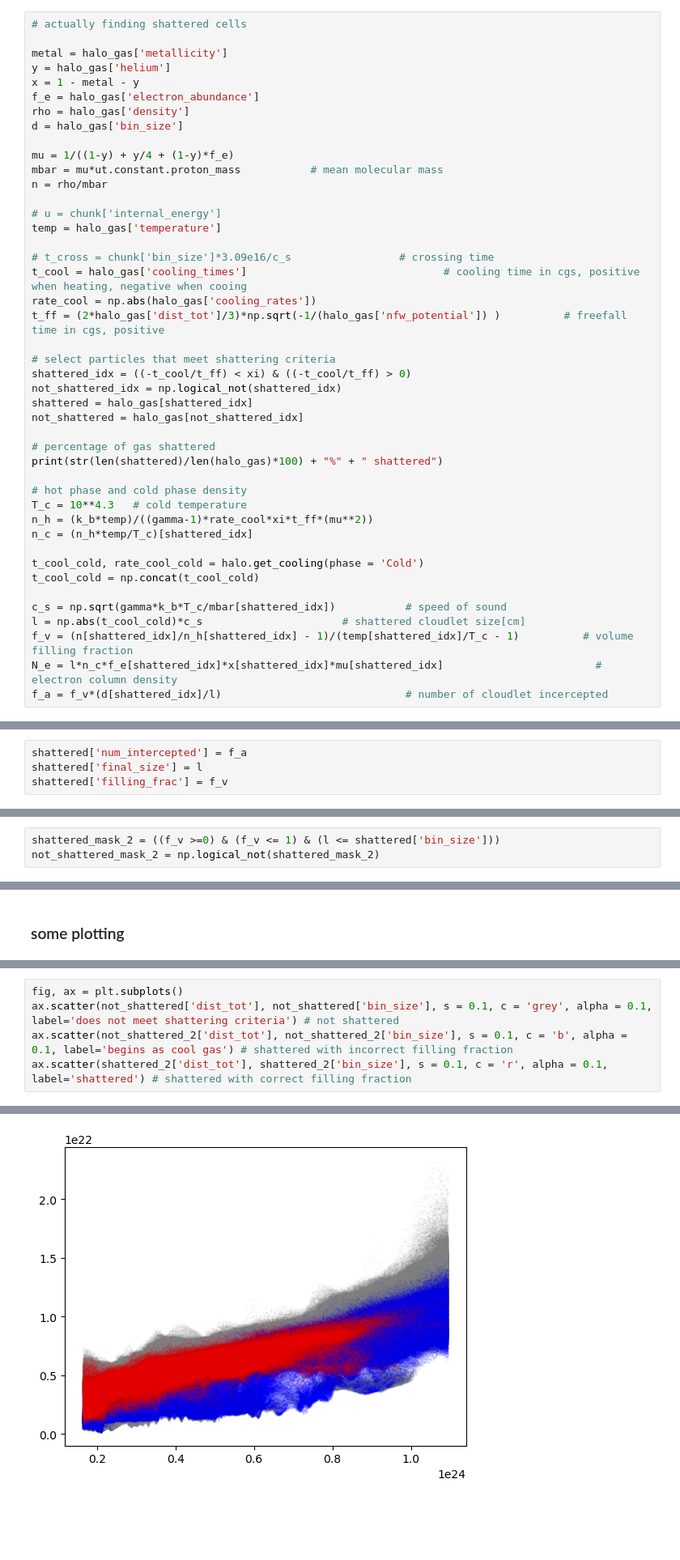
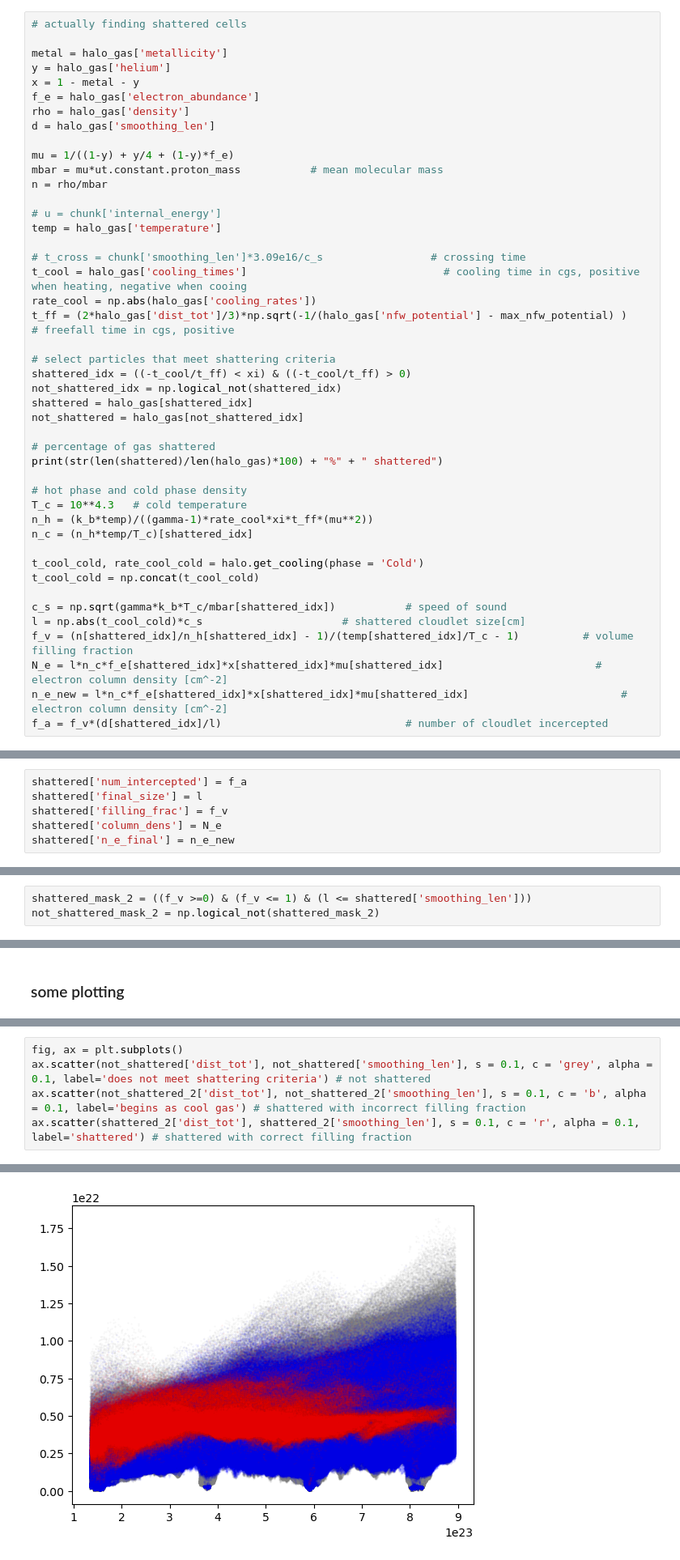
Before and after one commit to zimizh/frb_cgm_scattering, a Jupyter notebook: scattering.ipynb, the cells around one changed output, grey strips where cells are left out. Shown at 81% size. Drawn from its saved outputs; the diff is of its cells as text; blank space fills up the shorter version.

Commit message:
changes to plotting and ray-tracing

```diff
--- a/scattering.ipynb
+++ b/scattering.ipynb
@@ -99,7 +100,7 @@ y = halo_gas['helium']
 x = 1 - metal - y
 f_e = halo_gas['electron_abundance']
 rho = halo_gas['density']
-d = halo_gas['bin_size']
+d = halo_gas['smoothing_len']
 
 mu = 1/((1-y) + y/4 + (1-y)*f_e)
 mbar = mu*ut.constant.proton_mass           # mean molecular mass
@@ -108,10 +109,10 @@ n = rho/mbar
 # u = chunk['internal_energy']
 temp = halo_gas['temperature']
 
-# t_cross = chunk['bin_size']*3.09e16/c_s                 # crossing time
+# t_cross = chunk['smoothing_len']*3.09e16/c_s                 # crossing time
 t_cool = halo_gas['cooling_times']                               # cooling time in cgs, positive when heating, negative when cooing
 rate_cool = np.abs(halo_gas['cooling_rates'])
-t_ff = (2*halo_gas['dist_tot']/3)*np.sqrt(-1/(halo_gas['nfw_potential']) )          # freefall time in cgs, positive
+t_ff = (2*halo_gas['dist_tot']/3)*np.sqrt(-1/(halo_gas['nfw_potential'] - max_nfw_potential) )          # freefall time in cgs, positive
 
 # select particles that meet shattering criteria
 shattered_idx = ((-t_cool/t_ff) < xi) & ((-t_cool/t_ff) > 0)
@@ -133,6 +134,7 @@ t_cool_cold = np.concat(t_cool_cold)
 c_s = np.sqrt(gamma*k_b*T_c/mbar[shattered_idx])           # speed of sound
 l = np.abs(t_cool_cold)*c_s                      # shattered cloudlet size[cm]
 f_v = (n[shattered_idx]/n_h[shattered_idx] - 1)/(temp[shattered_idx]/T_c - 1)          # volume filling fraction
-N_e = l*n_c*f_e[shattered_idx]*x[shattered_idx]*mu[shattered_idx]                        # electron column density
+N_e = l*n_c*f_e[shattered_idx]*x[shattered_idx]*mu[shattered_idx]                        # electron column density [cm^-2]
+n_e_new = l*n_c*f_e[shattered_idx]*x[shattered_idx]*mu[shattered_idx]                        # electron column density [cm^-2]
 f_a = f_v*(d[shattered_idx]/l)                             # number of cloudlet incercepted
 # %% [output]
@@ -141,3 +143,5 @@ f_a = f_v*(d[shattered_idx]/l)                             # number of cloudlet
 shattered['num_intercepted'] = f_a
 shattered['final_size'] = l
 shattered['filling_frac'] = f_v
+shattered['column_dens'] = N_e
+shattered['n_e_final'] = n_e_new
@@ -160,5 +148,5 @@ See the caveats in the documentation: https://pandas.pydata.org/pandas-docs/stab
 # %%
-shattered_mask_2 = ((f_v >=0) & (f_v <= 1) & (l <= shattered['bin_size']))
+shattered_mask_2 = ((f_v >=0) & (f_v <= 1) & (l <= shattered['smoothing_len']))
 not_shattered_mask_2 = np.logical_not(shattered_mask_2)
 # %%
 shattered_2 = shattered[shattered_mask_2]
@@ -292,8 +363,8 @@ plt.plot(x, y, c = 'r')
 # %%
 fig, ax = plt.subplots()
-ax.scatter(not_shattered['dist_tot'], not_shattered['bin_size'], s = 0.1, c = 'grey', alpha = 0.1, label='does not meet shattering criteria') # not shattered
-ax.scatter(not_shattered_2['dist_tot'], not_shattered_2['bin_size'], s = 0.1, c = 'b', alpha = 0.1, label='begins as cool gas') # shattered with incorrect filling fraction
-ax.scatter(shattered_2['dist_tot'], shattered_2['bin_size'], s = 0.1, c = 'r', alpha = 0.1, label='shattered') # shattered with correct filling fraction
+ax.scatter(not_shattered['dist_tot'], not_shattered['smoothing_len'], s = 0.1, c = 'grey', alpha = 0.1, label='does not meet shattering criteria') # not shattered
+ax.scatter(not_shattered_2['dist_tot'], not_shattered_2['smoothing_len'], s = 0.1, c = 'b', alpha = 0.1, label='begins as cool gas') # shattered with incorrect filling fraction
+ax.scatter(shattered_2['dist_tot'], shattered_2['smoothing_len'], s = 0.1, c = 'r', alpha = 0.1, label='shattered') # shattered with correct filling fraction
 # %% [output]
 <matplotlib.collections.PathCollection at 0x...>
-[figure, old version]
+[figure, new version]
```
Also changed, not shown: parts of 31 cells of this notebook, 5 other files.
